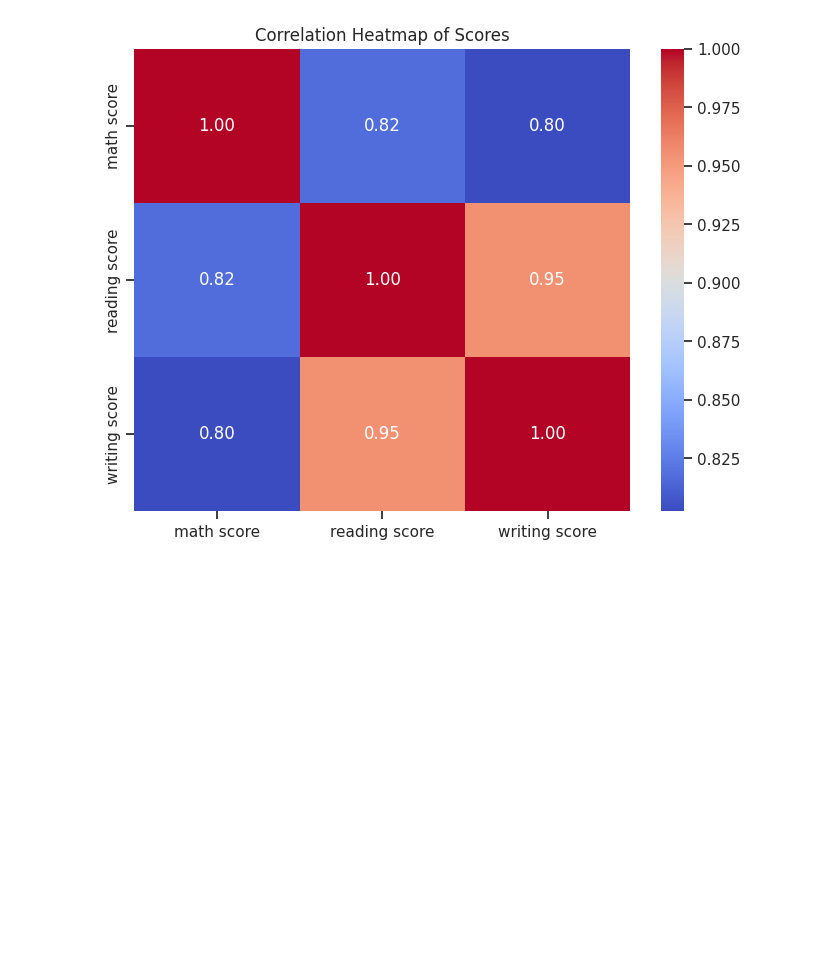
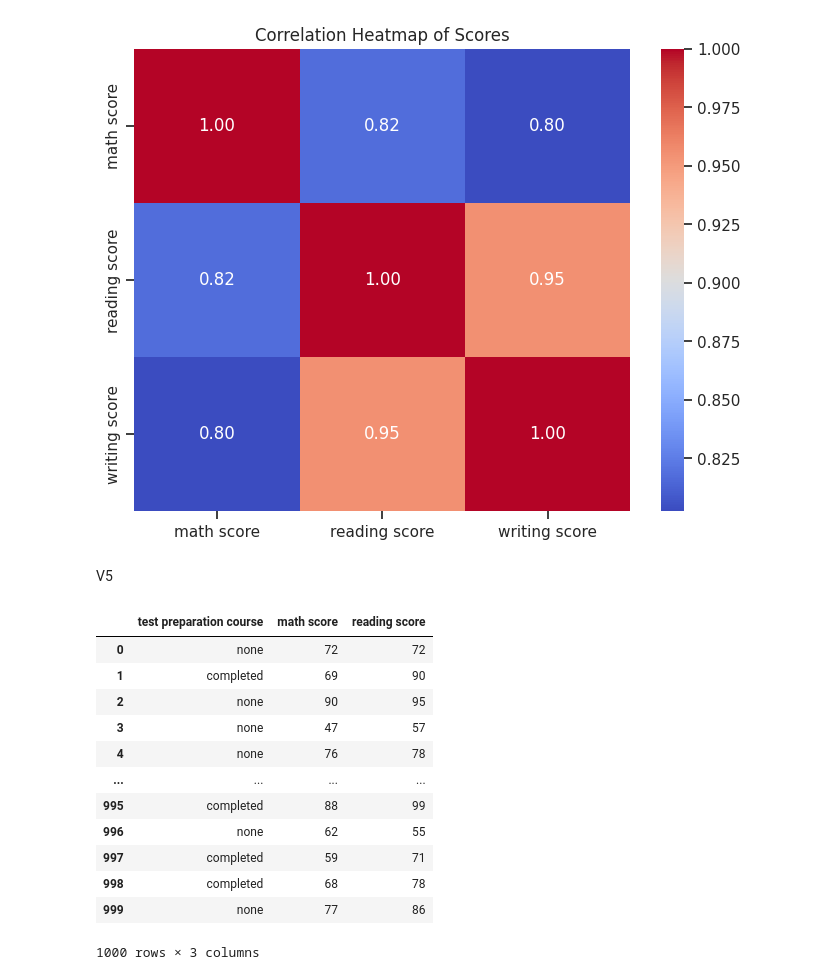
Before and after one commit to Zjmgpk/CS5530, a Jupyter notebook: Assignment1_2.ipynb, the cells around one changed output. Drawn from its saved outputs; the diff is of its cells as text; code cells hidden in the pictures; blank space fills up the shorter version.

```diff
--- a/Assignment1_2.ipynb
+++ b/Assignment1_2.ipynb
@@ -178,3 +178,22 @@ plt.title('Correlation Heatmap of Scores')
 plt.show()
 # %% [output]
 [figure]
+# %% [markdown]
+V5
+# %%
+df5=df.drop(['gender','race/ethnicity', 'parental level of education', 'lunch','writing score'], axis=1)
+df5
+# %% [output]
+|  | test preparation course | math score | reading score |
+| 0 | none | 72 | 72 |
+| 1 | completed | 69 | 90 |
+| 2 | none | 90 | 95 |
+| 3 | none | 47 | 57 |
+| 4 | none | 76 | 78 |
+| ... | ... | ... | ... |
+| 995 | completed | 88 | 99 |
+| 996 | none | 62 | 55 |
+| 997 | completed | 59 | 71 |
+| 998 | completed | 68 | 78 |
+| 999 | none | 77 | 86 |
+1000 rows × 3 columns
```
Also changed, not shown: parts of 1 cell of this notebook.
